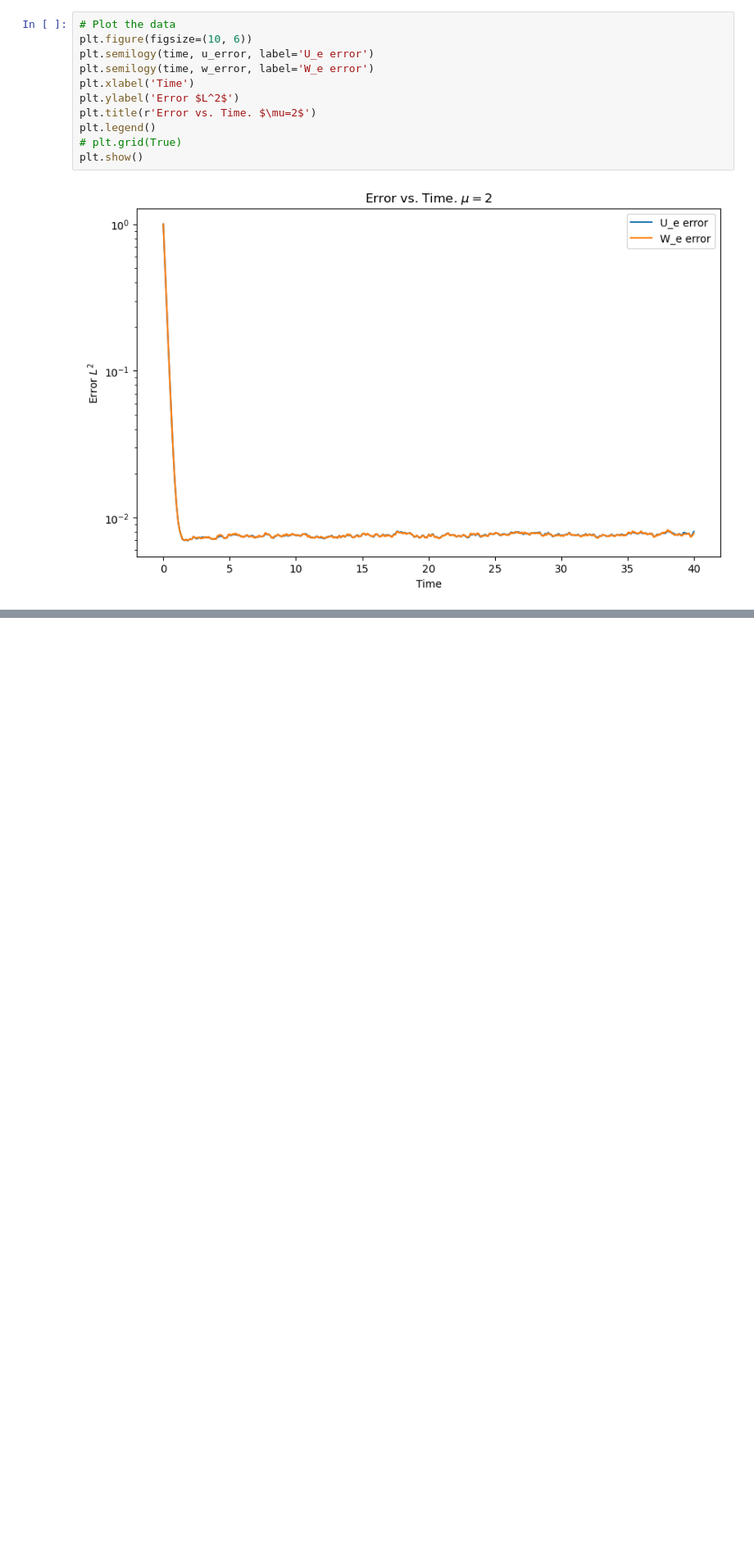
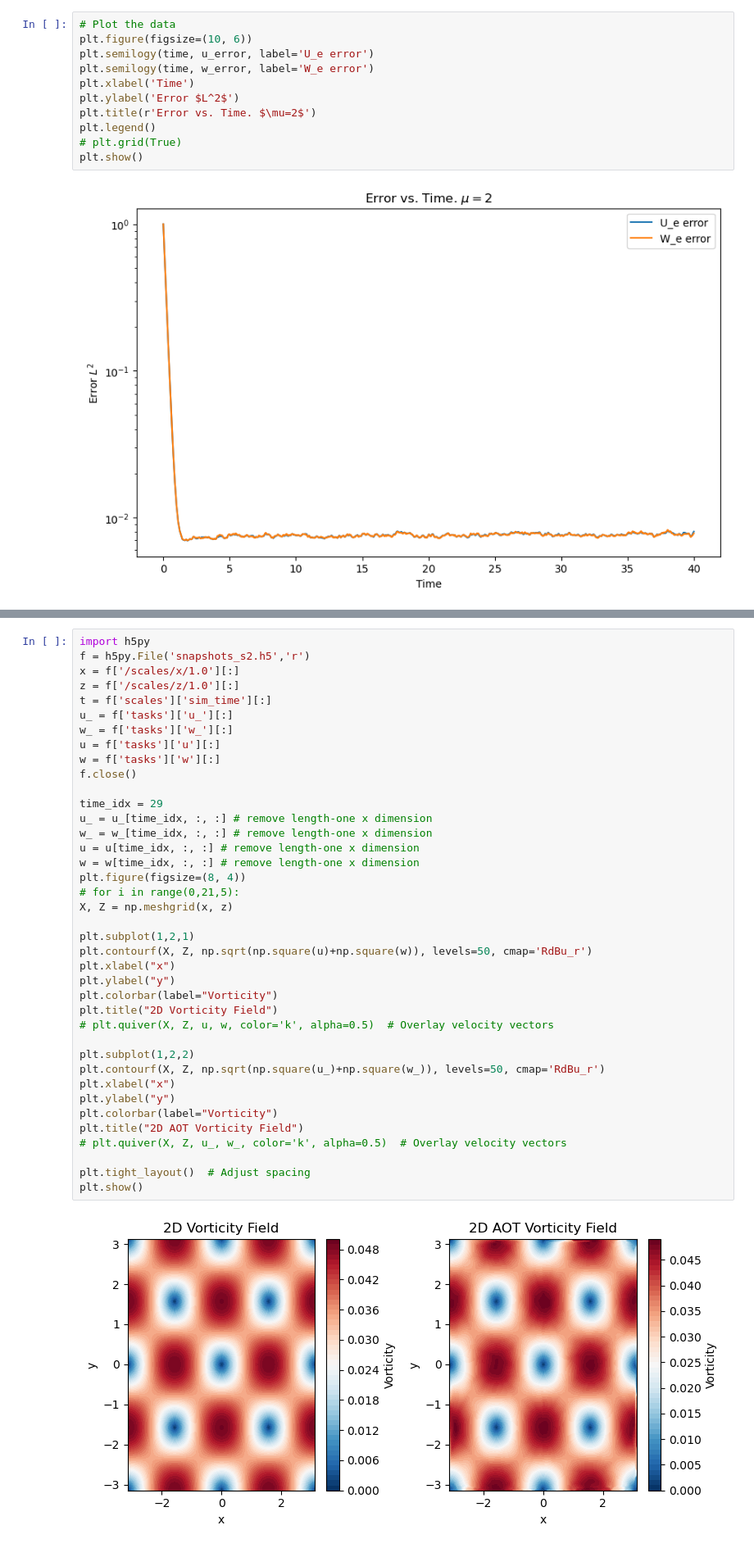
Before and after one commit to Smfun12/dedalus_nse, a Jupyter notebook: notebooks/plot_errors.ipynb, the cells around one changed output, grey strips where cells are left out. Shown at 82% size. Cells and saved outputs as stored; diff of their text form; blank space fills up the shorter version.

```diff
--- a/notebooks/plot_errors.ipynb
+++ b/notebooks/plot_errors.ipynb
@@ -96,0 +97,41 @@ plt.show()
+# %%
+import h5py
+f = h5py.File('snapshots_s2.h5','r')
+x = f['/scales/x/1.0'][:]
+z = f['/scales/z/1.0'][:]
+t = f['scales']['sim_time'][:]
+u_ = f['tasks']['u_'][:]
+w_ = f['tasks']['w_'][:]
+u = f['tasks']['u'][:]
+w = f['tasks']['w'][:]
+f.close()
+
+time_idx = 29
+u_ = u_[time_idx, :, :] # remove length-one x dimension
+w_ = w_[time_idx, :, :] # remove length-one x dimension
+u = u[time_idx, :, :] # remove length-one x dimension
+w = w[time_idx, :, :] # remove length-one x dimension
+plt.figure(figsize=(8, 4))
+# for i in range(0,21,5):
+X, Z = np.meshgrid(x, z)
+
+plt.subplot(1,2,1)
+plt.contourf(X, Z, np.sqrt(np.square(u)+np.square(w)), levels=50, cmap='RdBu_r')
+plt.xlabel("x")
+plt.ylabel("y")
+plt.colorbar(label="Vorticity")
+plt.title("2D Vorticity Field")
+# plt.quiver(X, Z, u, w, color='k', alpha=0.5)  # Overlay velocity vectors
+
+plt.subplot(1,2,2)
+plt.contourf(X, Z, np.sqrt(np.square(u_)+np.square(w_)), levels=50, cmap='RdBu_r')
+plt.xlabel("x")
+plt.ylabel("y")
+plt.colorbar(label="Vorticity")
+plt.title("2D AOT Vorticity Field")
+# plt.quiver(X, Z, u_, w_, color='k', alpha=0.5)  # Overlay velocity vectors
+
+plt.tight_layout()  # Adjust spacing
+plt.show()
+# %% [output]
+[figure, added]
```
Also changed, not shown: parts of 1 cell of this notebook, 4 other files.
